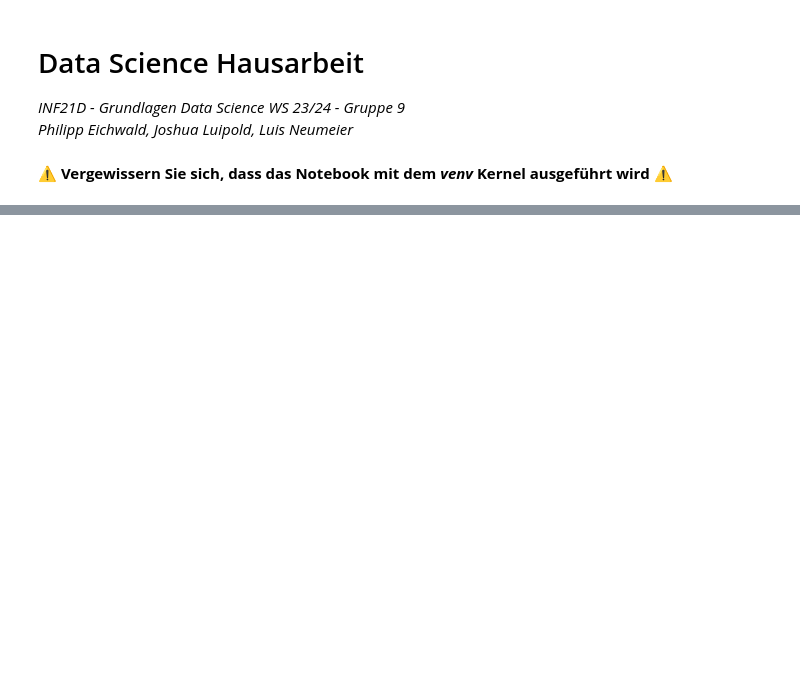
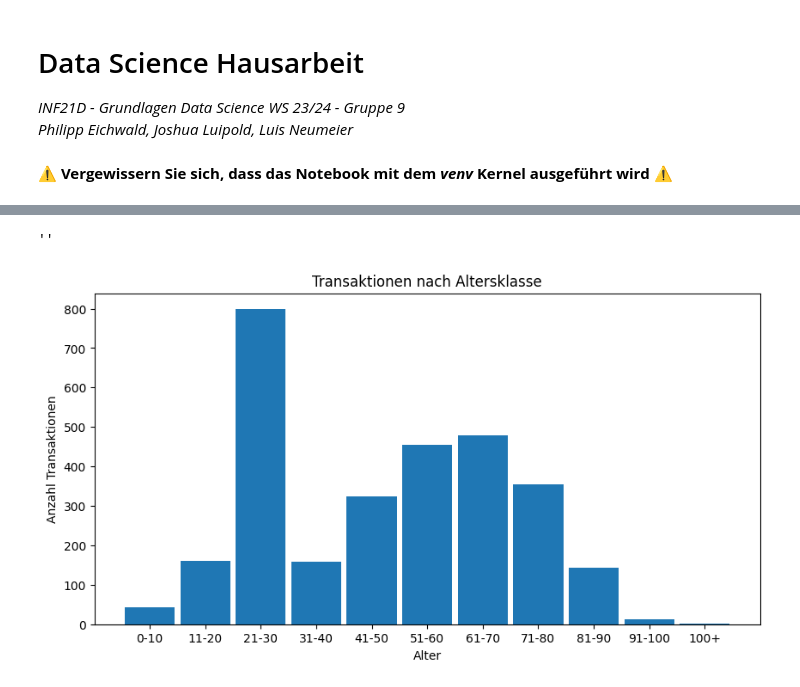
Before and after one commit to xTerradon/DHBW_DataScience, a Jupyter notebook: main.ipynb, the cells around one changed output, grey strips where cells are left out. Cells and saved outputs as stored; diff of their text form; code cells hidden in the pictures; blank space fills up the shorter version.

```diff
--- a/main.ipynb
+++ b/main.ipynb
@@ -16,0 +31,3 @@ NameError: name 'pd' is not defined
+# %%
+transaktionsdaten = pd.read_csv("data/transaktionsdaten.csv", sep=";", encoding="latin1")
+transaktionsdaten.head()
@@ -16,0 +71,14 @@ NameError: name 'pd' is not defined
+# %%
+produktdaten_cleaned = produktdaten.copy()
+produktdaten_cleaned = produktdaten_cleaned.dropna()
+produktdaten_cleaned["Buch_ID"] = produktdaten_cleaned["Buch_ID"].astype(int)
+
+for i in produktdaten_cleaned.index:
+    titel = produktdaten_cleaned.loc[i,"Titel"]
+    if "\n" in titel:
+        produktdaten_cleaned.loc[i,"Titel"] = titel.split("\n")[0]
+
+produktdaten_cleaned["Preis"] = produktdaten_cleaned["Preis"].str.replace(".","").str.replace(",",".").astype(float)
+produktdaten_cleaned = produktdaten_cleaned[(produktdaten_cleaned["Preis"] > 0) & (produktdaten_cleaned["Preis"] < 1000)]
+produktdaten_cleaned["Buch_typ"] = produktdaten_cleaned["Buch_typ"].str.replace("hc","hard cover").replace("pb","paperback").replace("Taschenbuch","paperback")
+produktdaten_cleaned.head()
@@ -16,0 +92,7 @@ NameError: name 'pd' is not defined
+# %%
+transaktionsdaten_cleaned = transaktionsdaten.copy()
+transaktionsdaten_cleaned = transaktionsdaten_cleaned.dropna()
+transaktionsdaten_cleaned = transaktionsdaten_cleaned.drop(columns=["Datensatz_ID"])
+transaktionsdaten_cleaned["Kauf_Datum"] = transaktionsdaten_cleaned["Kauf_Datum"].str.replace(" 00:00:00", "").str.replace("1023","2023")
+transaktionsdaten_cleaned["Kauf_Datum"] = pd.to_datetime(transaktionsdaten_cleaned["Kauf_Datum"], format="%d.%m.%Y", dayfirst=True)
+transaktionsdaten_cleaned.head()
@@ -16,0 +128,7 @@ NameError: name 'pd' is not defined
+# %%
+merged_df = transaktionsdaten_cleaned.copy()
+merged_df = merged_df.merge(kundendaten_cleaned, left_on="Kunden_Nr", right_on="Kunde_Nr")
+merged_df = merged_df.merge(produktdaten_cleaned, on="Buch_ID")
+merged_df.drop(columns=["Kunde_Nr","Buch_ID","Kunden_Nr"], inplace=True)
+print(merged_df.shape)
+merged_df.head()
@@ -16,0 +152,11 @@ NameError: name 'pd' is not defined
+# %%
+plt.figure(figsize=(10,5))
+plt.title("Transaktionen nach Altersklasse")
+plt.xlabel("Alter")
+plt.ylabel("Anzahl Transaktionen")
+plt.hist(merged_df["Alter"], bins=[0,10,20,30,40,50,60,70,80,90,100,110], rwidth=0.9)
+plt.xticks([5,15,25,35,45,55,65,75,85,95,105],["0-10","11-20","21-30","31-40","41-50","51-60","61-70","71-80","81-90","91-100","100+"])
+""
+# %% [output]
+''
+[figure, added]
```
Also changed, not shown: parts of 15 cells of this notebook.
